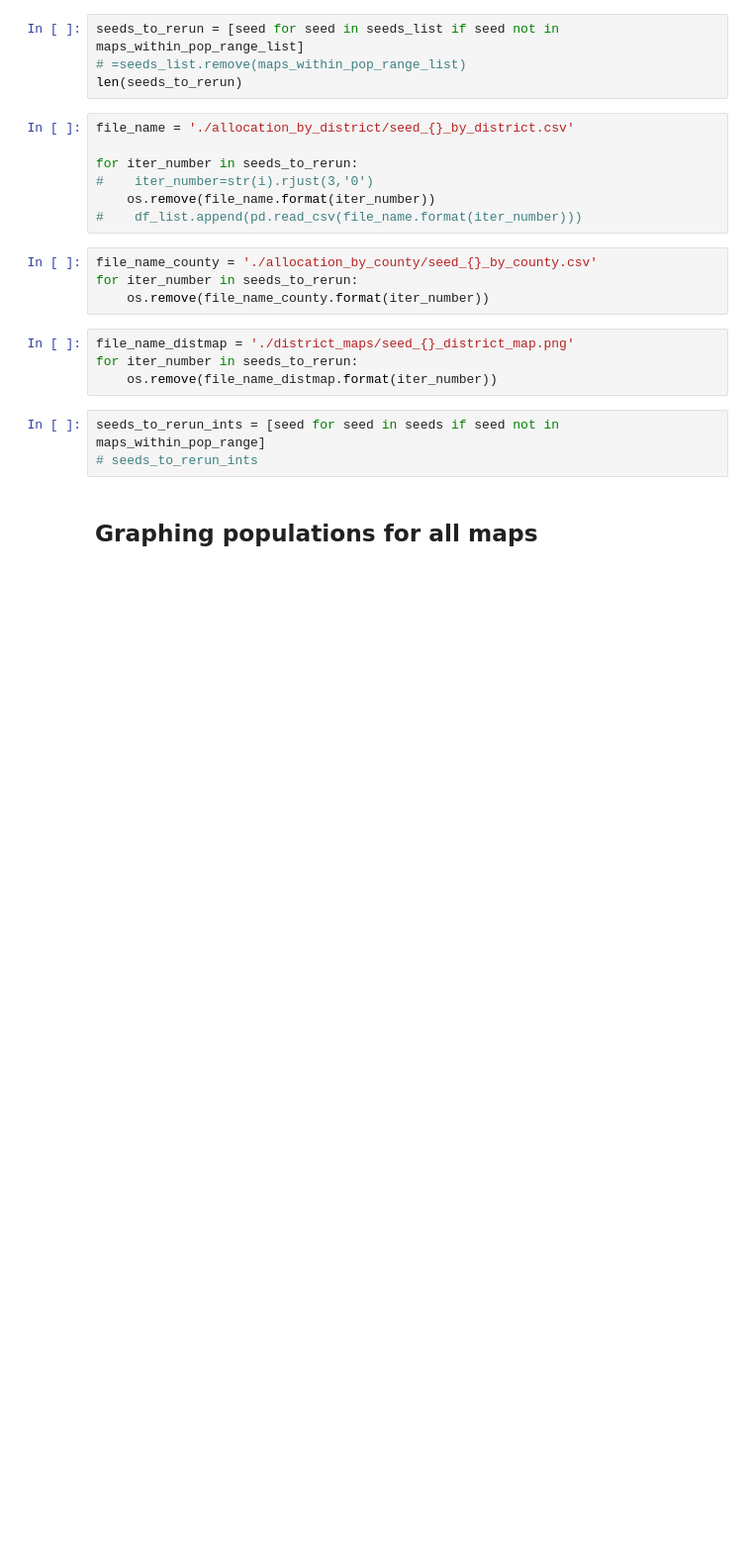
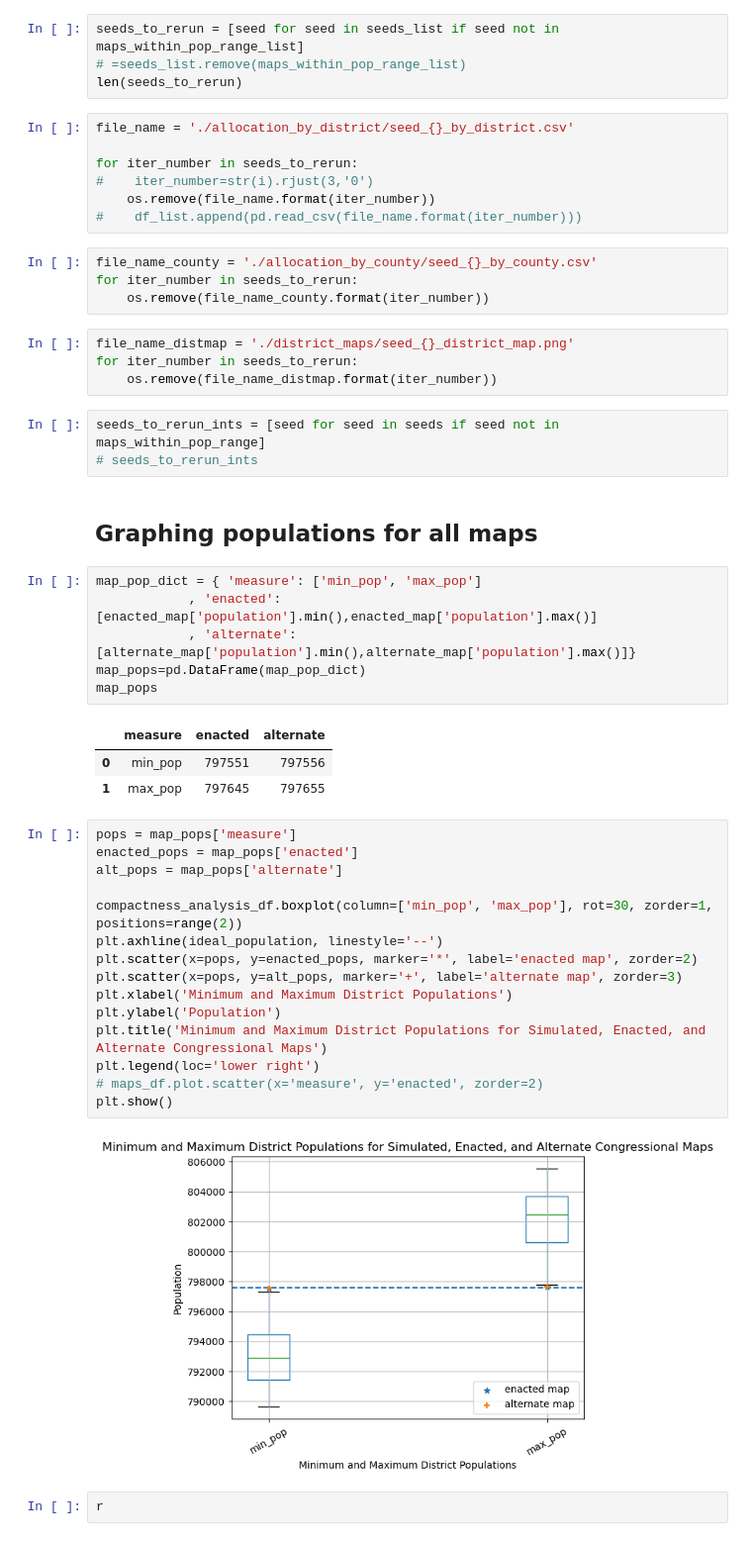
Before and after one commit to stefaniegwangphd/ia-redistricting, a Jupyter notebook: simulation_map_analysis.ipynb, the cells around one changed output. Shown at 99% size. Saved outputs shown, nothing was run; the diff lists cells and outputs as text; blank space fills up the shorter version.

Commit message:
update compactness_scores graphic, create graphic for min/max district population distribution

```diff
--- a/simulation_map_analysis.ipynb
+++ b/simulation_map_analysis.ipynb
@@ -331,3 +346,32 @@ seeds_to_rerun_ints = [seed for seed in seeds if seed not in maps_within_pop_ran
 # seeds_to_rerun_ints
 # %% [markdown]
 ## Graphing populations for all maps
+# %%
+map_pop_dict = { 'measure': ['min_pop', 'max_pop']
+            , 'enacted': [enacted_map['population'].min(),enacted_map['population'].max()]
+            , 'alternate': [alternate_map['population'].min(),alternate_map['population'].max()]}
+map_pops=pd.DataFrame(map_pop_dict)
+map_pops
+# %% [output]
+|  | measure | enacted | alternate |
+| 0 | min_pop | 797551 | 797556 |
+| 1 | max_pop | 797645 | 797655 |
+# %%
+pops = map_pops['measure']
+enacted_pops = map_pops['enacted']
+alt_pops = map_pops['alternate']
+
+compactness_analysis_df.boxplot(column=['min_pop', 'max_pop'], rot=30, zorder=1, positions=range(2))
+plt.axhline(ideal_population, linestyle='--')
+plt.scatter(x=pops, y=enacted_pops, marker='*', label='enacted map', zorder=2)
+plt.scatter(x=pops, y=alt_pops, marker='+', label='alternate map', zorder=3)
+plt.xlabel('Minimum and Maximum District Populations')
+plt.ylabel('Population')
+plt.title('Minimum and Maximum District Populations for Simulated, Enacted, and Alternate Congressional Maps')
+plt.legend(loc='lower right')
+# maps_df.plot.scatter(x='measure', y='enacted', zorder=2)
+plt.show()
+# %% [output]
+[figure, added]
+# %%
+r
```
Also changed, not shown: parts of 3 cells of this notebook, 2 other files.
